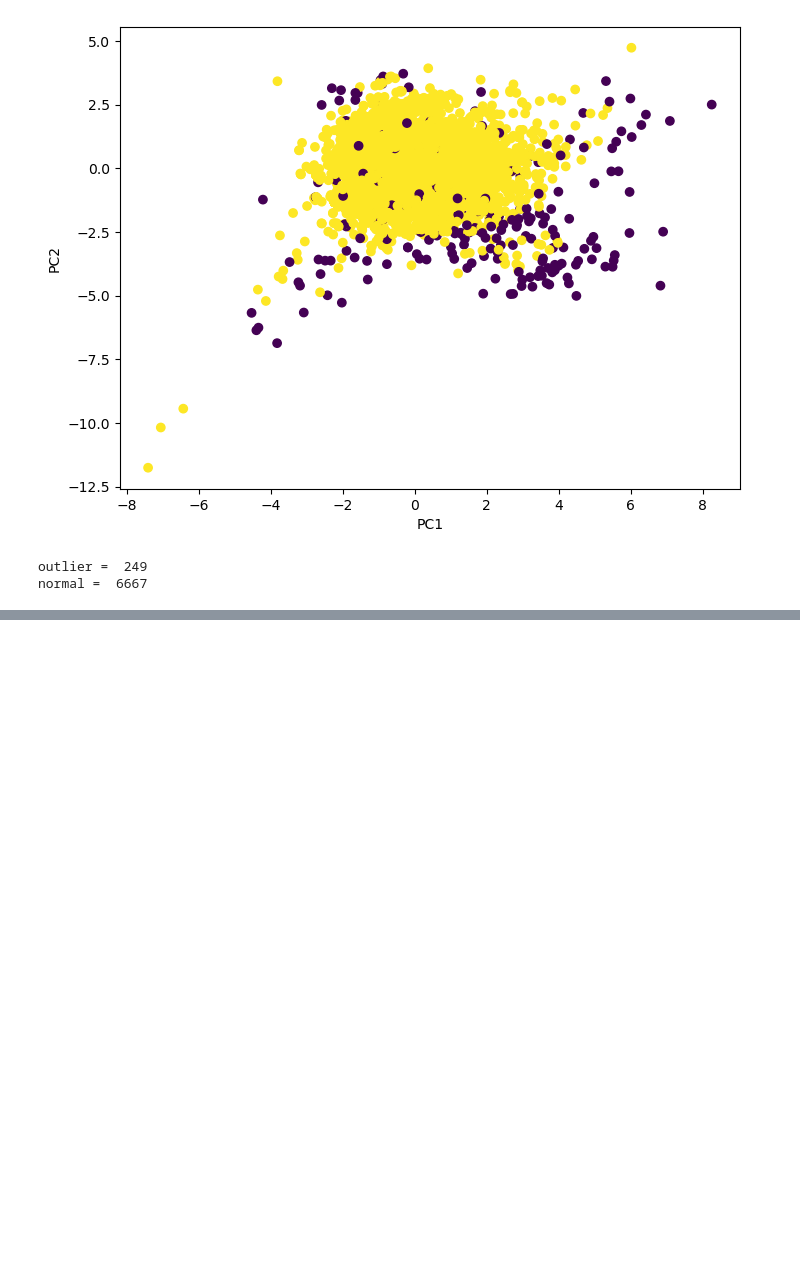
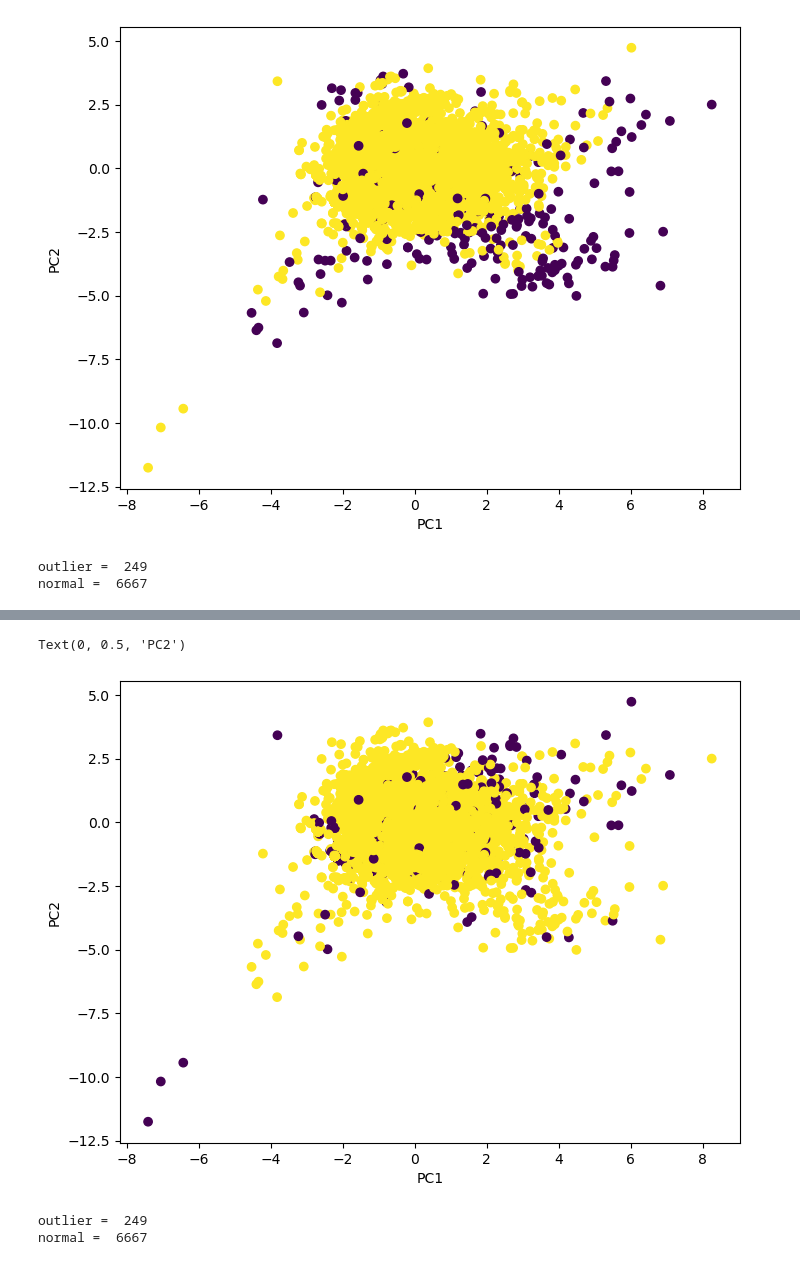
Before and after one commit to Ok-Ranjan/machine-learning-learning, a Jupyter notebook: notebooks/unsupervised/AnomalyDetection/IsolationForest.ipynb, the cells around one changed output, grey strips where cells are left out. Drawn from its saved outputs; the diff is of its cells as text; code cells hidden in the pictures; blank space fills up the shorter version.

```diff
--- a/notebooks/unsupervised/AnomalyDetection/IsolationForest.ipynb
+++ b/notebooks/unsupervised/AnomalyDetection/IsolationForest.ipynb
@@ -66,0 +73,25 @@ normal =  6667
+# %%
+neighbors = LocalOutlierFactor(contamination=0.036)
+
+labels = neighbors.fit_predict(X_scaled)
+# %%
+
+plt.figure(figsize=(8,6))
+
+plt.scatter(X_pca[:,0], X_pca[:,1], c=labels)
+plt.xlabel("PC1")
+plt.ylabel("PC2")
+# %% [output]
+Text(0, 0.5, 'PC2')
+[figure, added]
+# %%
+import numpy as np
+
+n_outliers = np.sum(labels == -1)
+n_normal = np.sum(labels == 1)
+
+print("outlier = ", n_outliers)
+print("normal = ", n_normal)
+# %% [output]
+outlier =  249
+normal =  6667
```
Also changed, not shown: parts of 2 cells of this notebook.
